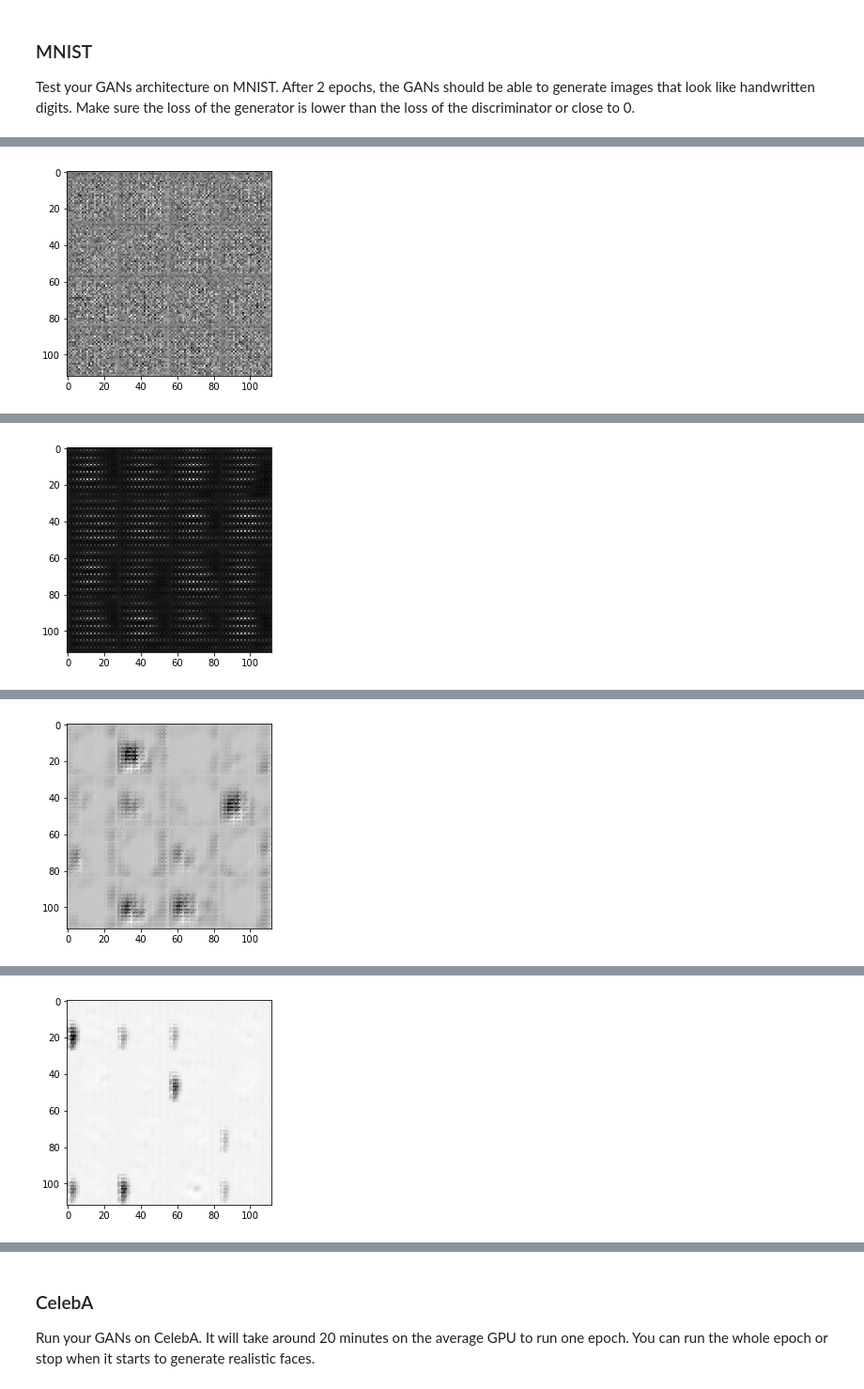
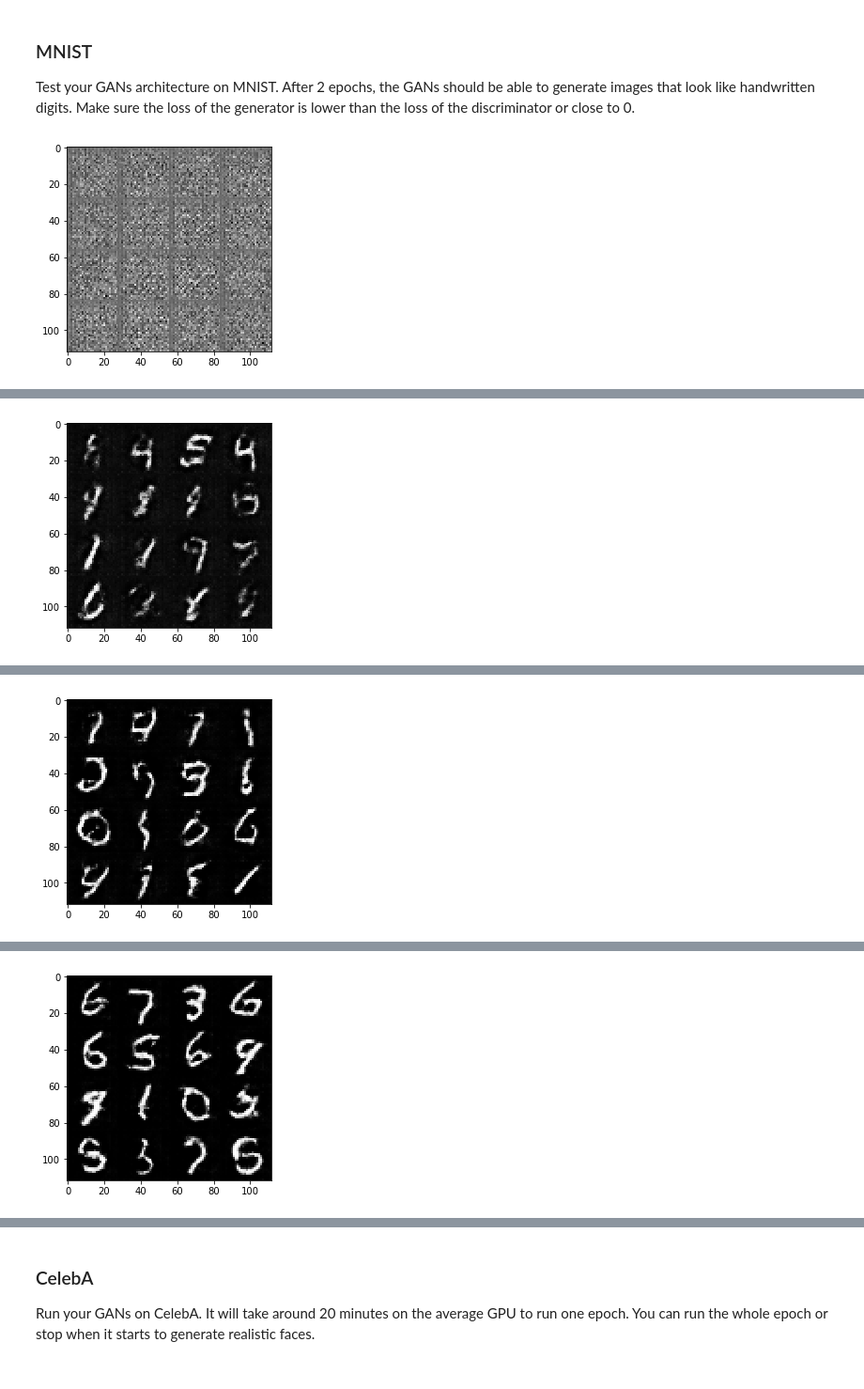
Before and after one commit to DeMT/udacity_nanodegree, a Jupyter notebook: face_generation/dlnd_face_generation.ipynb, the cells around one changed output, grey strips where cells are left out. Shown at 94% size. Cells and saved outputs as stored; diff of their text form; code cells hidden in the pictures.

```diff
--- a/face_generation/dlnd_face_generation.ipynb
+++ b/face_generation/dlnd_face_generation.ipynb
@@ -226,12 +251,12 @@ def model_loss(input_real, input_z, out_channel_dim):
     :return: A tuple of (discriminator loss, generator loss)
     """
     # TODO: Implement Function
-    g_logits = generator(input_z, out_channel_dim, is_train=True)
-    fake_image = tf.tanh(g_logits)
+    fake_image = generator(input_z, out_channel_dim, True)
+
     out_real, logits_real = discriminator(input_real)
     out_fake, logits_fake = discriminator(fake_image, reuse=True)
 
-    real_loss = tf.reduce_mean(tf.nn.sigmoid_cross_entropy_with_logits(logits = logits_real, labels = tf.ones_like(logits_real)*0.9))
+    real_loss = tf.reduce_mean(tf.nn.sigmoid_cross_entropy_with_logits(logits = logits_real, labels = tf.ones_like(logits_real)*0.8))
     fake_loss = tf.reduce_mean(tf.nn.sigmoid_cross_entropy_with_logits(logits = logits_fake,labels = tf.zeros_like(logits_fake)))
     d_loss = real_loss + fake_loss
     g_loss = tf.reduce_mean(tf.nn.sigmoid_cross_entropy_with_logits(logits = logits_fake, labels = tf.ones_like(logits_fake)))
@@ -330,42 +356,47 @@ def train(epoch_count, batch_size, z_dim, learning_rate, beta1, get_batches, dat
     # TODO: Build Model
     image_width, image_height, image_channels = data_shape[1], data_shape[2], data_shape[3]
     image_real, z_input, lr = model_inputs(image_width, image_height, image_channels, z_dim)
-    print(image_real, z_input, lr )
     d_loss, g_loss = model_loss(image_real, z_input, image_channels)
     d_train_opt, g_train_opt = model_opt(d_loss, g_loss, lr, beta1)
     with tf.Session() as sess:
         sess.run(tf.global_variables_initializer())
-        for epoch_i in range(epoch_count+1):
+        for epoch_i in range(epoch_count):
             batch_count = 0
             for batch_images in get_batches(batch_size):
-                batch_z = np.random.uniform(-1, 1, (batch_size, z_dim))
-                if batch_count % 100 == 0 :
+                batch_images = batch_images * 2
+                batch_z = np.random.normal(0, 1, (batch_size, z_dim))
+                if batch_count % 300 == 0 :
                     show_generator_output(sess, 16, z_input, image_channels, data_image_mode)
                     train_loss_d = d_loss.eval({image_real: batch_images, z_input: batch_z, lr: learning_rate})
                     train_loss_g = g_loss.eval({z_input: batch_z, image_real: batch_images, lr: learning_rate})
                     print('d loss:' ,train_loss_d ,'g loss:', train_loss_g)
                 # TODO: Train Model
+
                 _ = sess.run(d_train_opt, feed_dict={image_real: batch_images, z_input: batch_z, lr: learning_rate})
                 _ = sess.run(g_train_opt, feed_dict={z_input: batch_z, image_real: batch_images, lr: learning_rate})
+                batch_z = np.random.normal(0, 1, (batch_size, z_dim))
+                _ = sess.run(g_train_opt, feed_dict={z_input: batch_z, image_real: batch_images, lr: learning_rate})
+                batch_z = np.random.normal(0, 1, (batch_size, z_dim))
                 _ = sess.run(g_train_opt, feed_dict={z_input: batch_z, image_real: batch_images, lr: learning_rate})
                 batch_count += 1
 # %% [markdown]
 ### MNIST
 Test your GANs architecture on MNIST.  After 2 epochs, the GANs should be able to generate images that look like handwritten digits.  Make sure the loss of the generator is lower than the loss of the discriminator or close to 0.
 # %%
-batch_size = 128
+batch_size = 48
 z_dim = 100
-learning_rate = 0.002
+learning_rate = 0.0002
 beta1 = 0.5
 
 
 """
 DON'T MODIFY ANYTHING IN THIS CELL THAT IS BELOW THIS LINE
 """
 epochs = 2
 
 mnist_dataset = helper.Dataset('mnist', glob(os.path.join(data_dir, 'mnist/*.jpg')))
 with tf.Graph().as_default():
     train(epochs, batch_size, z_dim, learning_rate, beta1, mnist_dataset.get_batches,
           mnist_dataset.shape, mnist_dataset.image_mode)
 # %% [output]
+[figure, new version]
@@ -373 +404 @@ Tensor("Placeholder:0", shape=(?, 28, 28, 1), dtype=float32) Tensor("Placeholder
-[figure, old version]
+[figure, new version]
@@ -375 +406 @@ d loss: 1.56343 g loss: 0.888218
-[figure, old version]
+[figure, new version]
@@ -377 +408 @@ d loss: 5.00938 g loss: 13.555
-[figure, old version]
+[figure, new version]
@@ -379 +409,0 @@ d loss: 0.457542 g loss: 2.86604
-[figure, old version]
```
Also changed, not shown: parts of 5 cells of this notebook, 1 other file.
